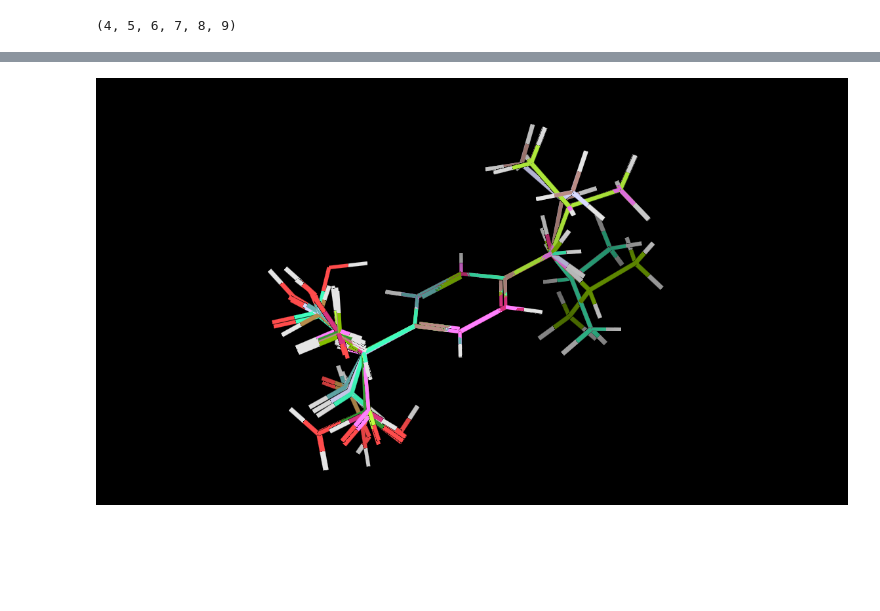
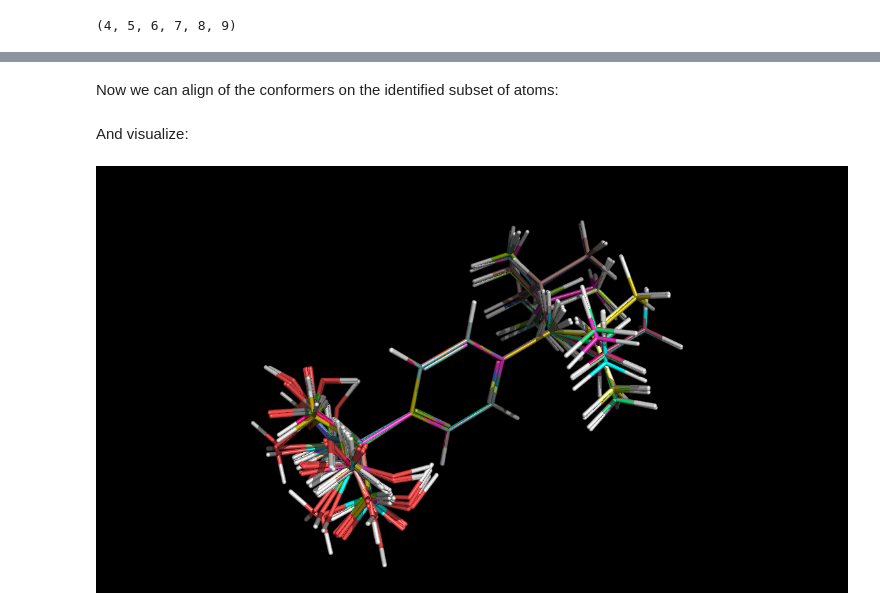
Before and after one commit to asteeves/asteeves.github.io, a Jupyter notebook: downloads/notebooks/RDKit_KulikLab_03_MultiConf.ipynb, the cells around one changed output, grey strips where cells are left out. Drawn from its saved outputs; the diff is of its cells as text; code cells hidden in the pictures; blank space fills up the shorter version.

```diff
--- a/downloads/notebooks/RDKit_KulikLab_03_MultiConf.ipynb
+++ b/downloads/notebooks/RDKit_KulikLab_03_MultiConf.ipynb
@@ -48,10 +56,15 @@ ibuH
+# %% [markdown]
+Now we can align of the conformers on the identified subset of atoms:
 # %%
 AllChem.AlignMolConformers(ibuH,atomIds=match)
+# %% [markdown]
+And visualize:
 # %%
 v.DeleteAll()
 for cid in cids:
     v.ShowMol(ibuH,confId=cid,name='Conf-%d'%cid,showOnly=False)
 # %%
+v.server.do('ray')
 v.GetPNG()
 # %% [output]
-[figure, old version]
+[figure, new version]
```
Also changed, not shown: parts of 12 cells of this notebook, 31 other files.
